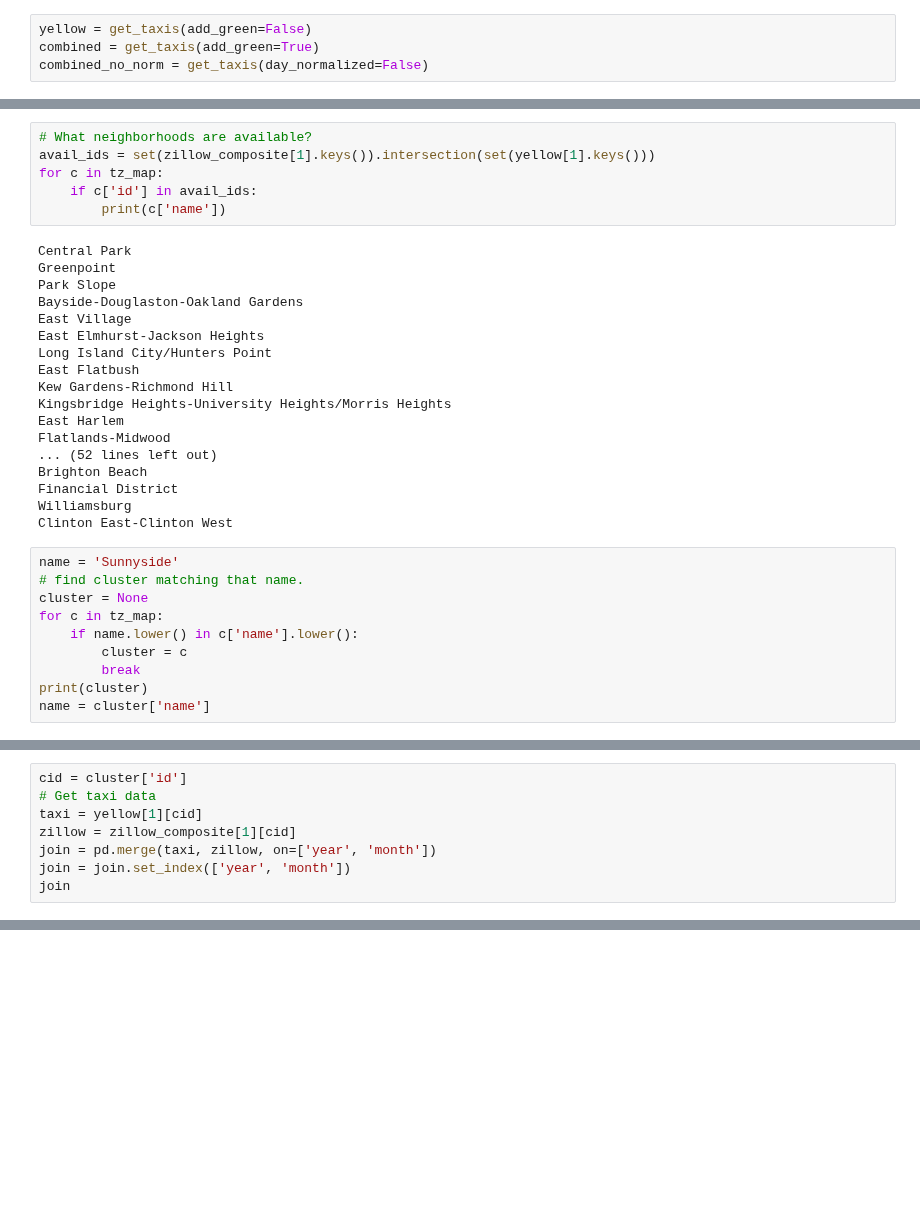
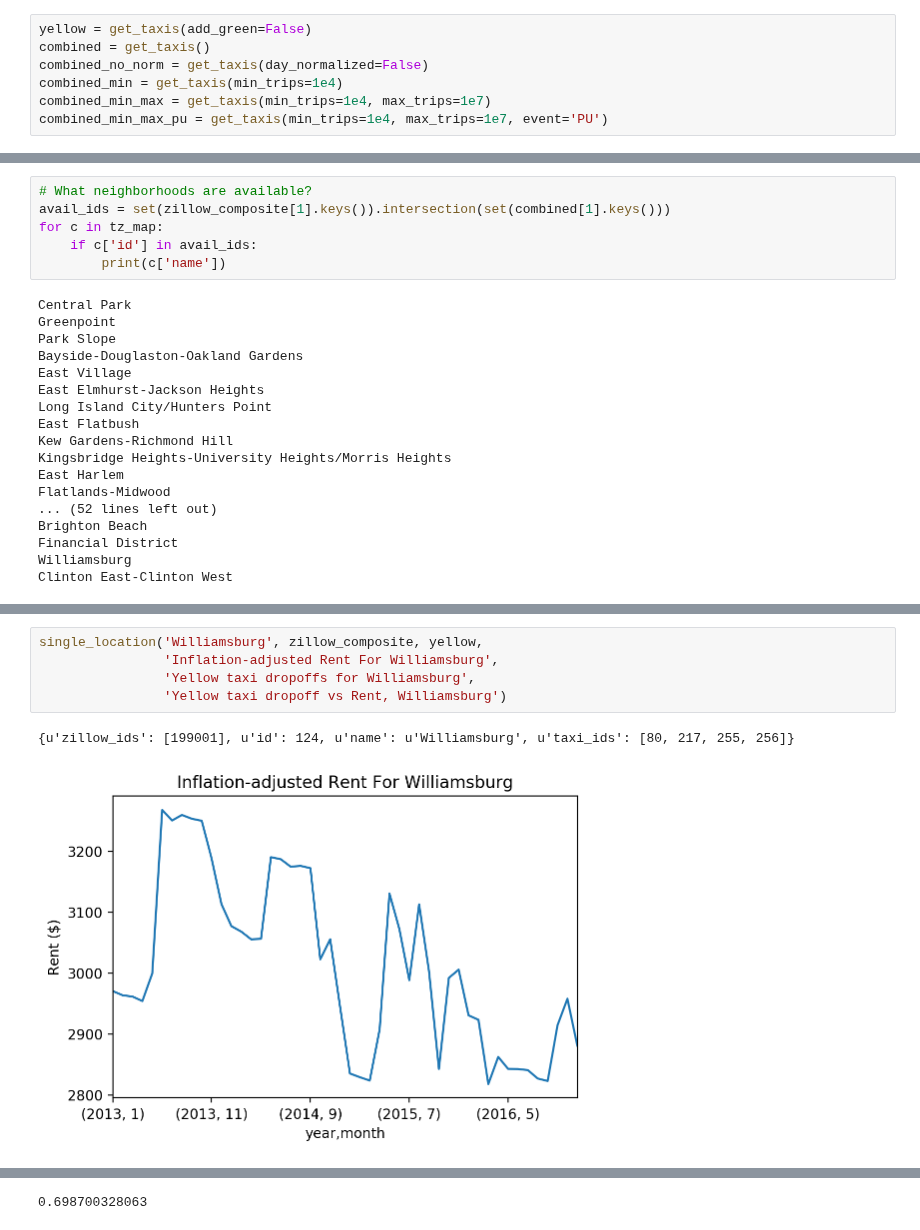
Before and after one commit to ds1004-sp17/ds1004, a Jupyter notebook: deliverable2/rent_hypothesis.ipynb, the cells around one changed output, grey strips where cells are left out. Saved outputs shown, nothing was run; the diff lists cells and outputs as text; blank space fills up the shorter version.

```diff
--- a/deliverable2/rent_hypothesis.ipynb
+++ b/deliverable2/rent_hypothesis.ipynb
@@ -117,8 +139,11 @@ def get_taxis(weekend_only=False,
     return yellow_composite, by_cluster_map
 # %%
 yellow = get_taxis(add_green=False)
-combined = get_taxis(add_green=True)
+combined = get_taxis()
 combined_no_norm = get_taxis(day_normalized=False)
+combined_min = get_taxis(min_trips=1e4)
+combined_min_max = get_taxis(min_trips=1e4, max_trips=1e7)
+combined_min_max_pu = get_taxis(min_trips=1e4, max_trips=1e7, event='PU')
 # %% [output]
 1461
 1461
@@ -242,7 +270,7 @@ zillow_composite[1][22]
 # Generate Plots
 # %%
 # What neighborhoods are available?
-avail_ids = set(zillow_composite[1].keys()).intersection(set(yellow[1].keys()))
+avail_ids = set(zillow_composite[1].keys()).intersection(set(combined[1].keys()))
 for c in tz_map:
     if c['id'] in avail_ids:
         print(c['name'])
@@ -264,13 +292,3 @@ Brighton Beach
 Financial District
 Williamsburg
 Clinton East-Clinton West
-# %%
-name = 'Sunnyside'
-# find cluster matching that name.
-cluster = None
-for c in tz_map:
-    if name.lower() in c['name'].lower():
-        cluster = c
-        break
-print(cluster)
-name = cluster['name']
@@ -279,8 +294,0 @@ name = cluster['name']
-# %%
-cid = cluster['id']
-# Get taxi data
-taxi = yellow[1][cid]
-zillow = zillow_composite[1][cid]
-join = pd.merge(taxi, zillow, on=['year', 'month'])
-join = join.set_index(['year', 'month'])
-join
@@ -323,0 +338,8 @@ print(join['count'].corr(join['price']))
+# %%
+single_location('Williamsburg', zillow_composite, yellow,
+                'Inflation-adjusted Rent For Williamsburg',
+                'Yellow taxi dropoffs for Williamsburg',
+                'Yellow taxi dropoff vs Rent, Williamsburg')
+# %% [output]
+{u'zillow_ids': [199001], u'id': 124, u'name': u'Williamsburg', u'taxi_ids': [80, 217, 255, 256]}
+[figure, added]
@@ -323,0 +348 @@ print(join['count'].corr(join['price']))
+0.698700328063
```
Also changed, not shown: parts of 15 cells of this notebook.
